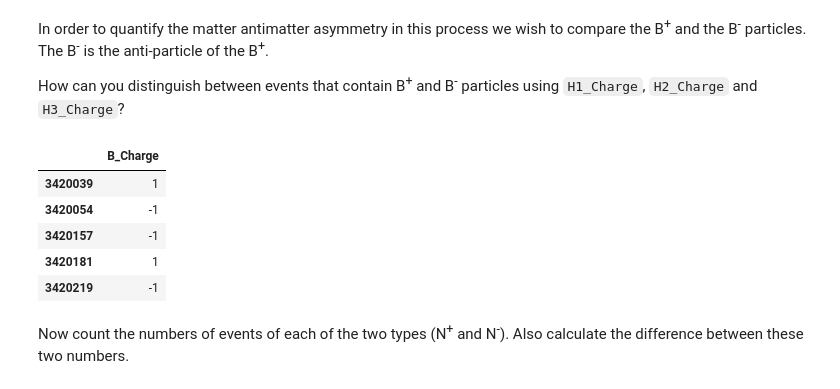
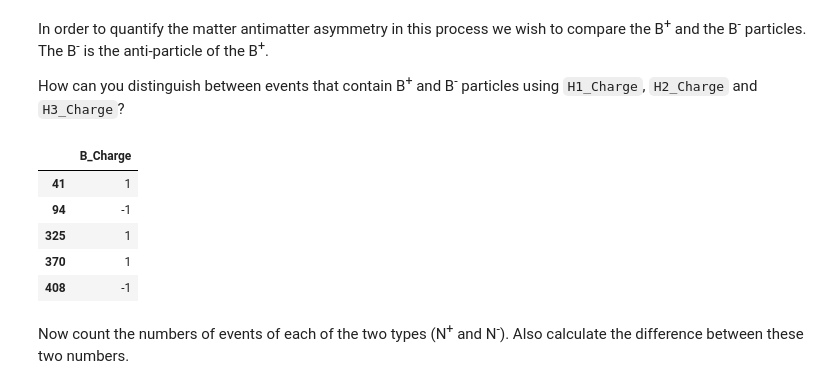
Before and after one commit to JFernando6321/computational-physics-projects, a Jupyter notebook: LHCb_Open_Data_Project_PWF.ipynb, the cells around one changed output. Cells and saved outputs as stored; diff of their text form; code cells hidden in the pictures.

```diff
--- a/LHCb_Open_Data_Project_PWF.ipynb
+++ b/LHCb_Open_Data_Project_PWF.ipynb
@@ -525,15 +525,15 @@ How can you distinguish between events that contain B<sup>+</sup> and B<sup>-</s
 # %%
 # make a variable for the charge of the B mesons
 real_data['B_Charge'] = real_data['H1_Charge'] + real_data['H2_Charge'] + real_data['H3_Charge']
 columna_carga = real_data[['B_Charge']]
-columna_carga.tail()
+columna_carga.head()
 # %% [output]
 |  | B_Charge |
-| 3420039 | 1 |
-| 3420054 | -1 |
-| 3420157 | -1 |
-| 3420181 | 1 |
-| 3420219 | -1 |
+| 41 | 1 |
+| 94 | -1 |
+| 325 | 1 |
+| 370 | 1 |
+| 408 | -1 |
 # %% [markdown]
 Now count the numbers of events of each of the two types (N<sup>+</sup> and N<sup>-</sup>). Also calculate the difference between these two numbers.
 # %%
```
Also changed, not shown: parts of 12 cells of this notebook.
